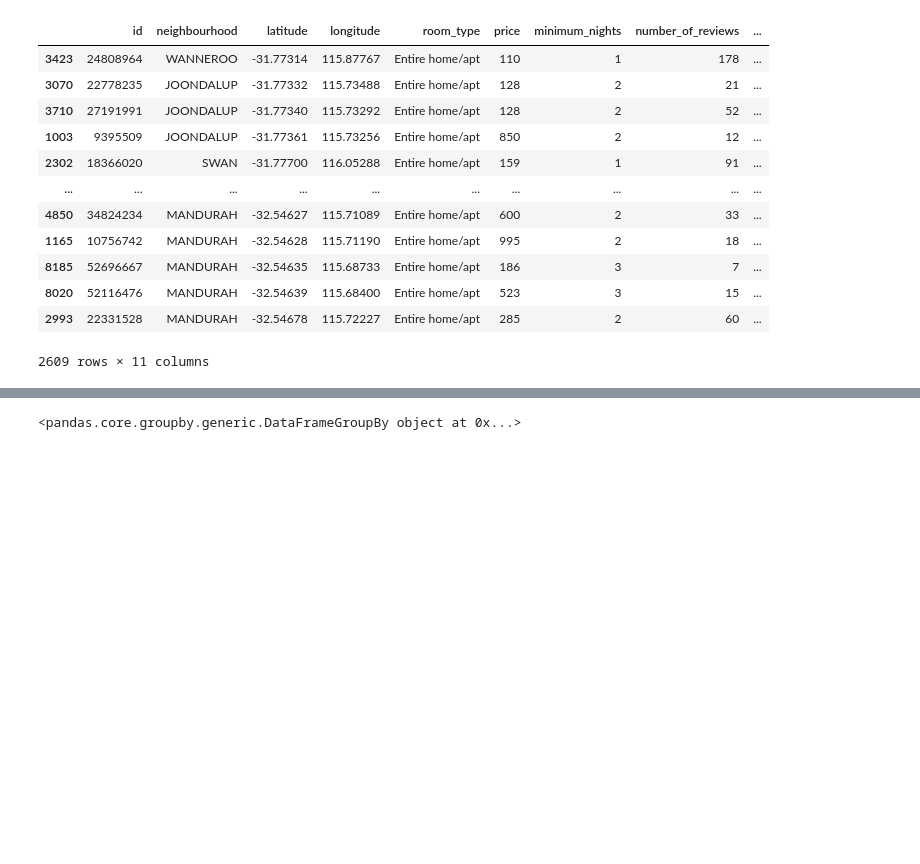
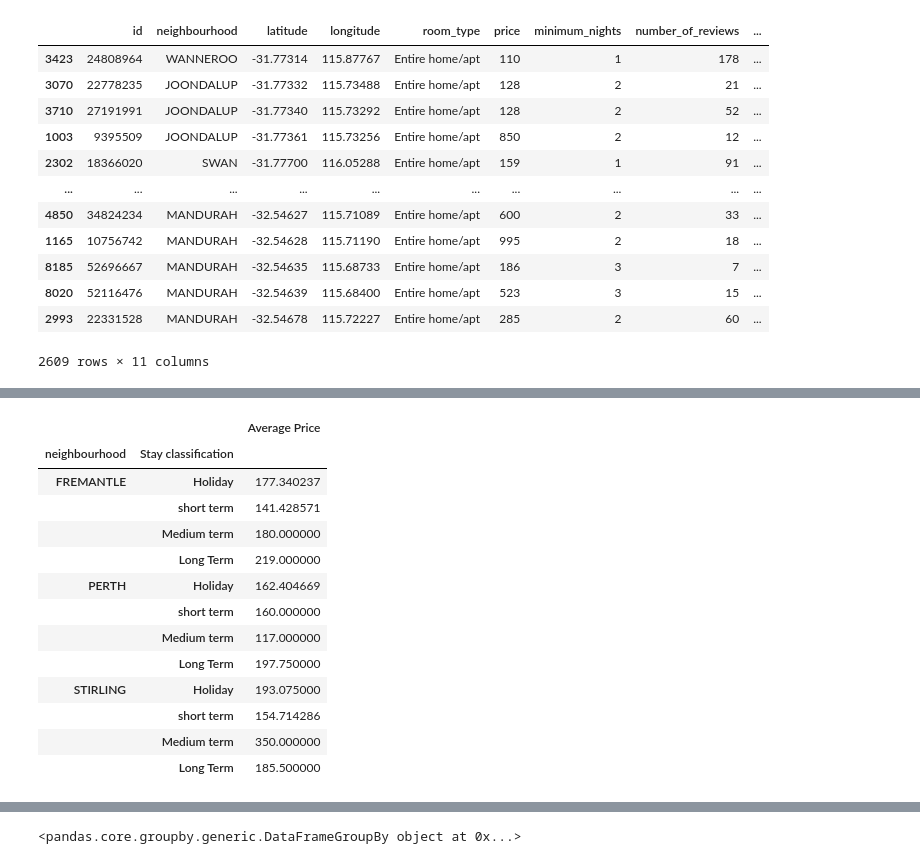
Before and after one commit to nickjaycarr88/project1_airbnb, a Jupyter notebook: Q3.ipynb, the cells around one changed output, grey strips where cells are left out. Drawn from its saved outputs; the diff is of its cells as text; code cells hidden in the pictures; blank space fills up the shorter version.

```diff
--- a/Q3.ipynb
+++ b/Q3.ipynb
@@ -118,0 +148,19 @@ See the caveats in the documentation: https://pandas.pydata.org/pandas-docs/stab
+# %%
+apt_df_extract_average_price = pd.DataFrame({"Average Price":apt_df_extract_groupby["price"].mean(),
+                                 })
+apt_df_extract_average_price
+# %% [output]
+|  |  | Average Price |
+| neighbourhood | Stay classification |  |
+| FREMANTLE | Holiday | 177.340237 |
+|  | short term | 141.428571 |
+|  | Medium term | 180.000000 |
+|  | Long Term | 219.000000 |
+| PERTH | Holiday | 162.404669 |
+|  | short term | 160.000000 |
+|  | Medium term | 117.000000 |
+|  | Long Term | 197.750000 |
+| STIRLING | Holiday | 193.075000 |
+|  | short term | 154.714286 |
+|  | Medium term | 350.000000 |
+|  | Long Term | 185.500000 |
```
Also changed, not shown: parts of 12 cells of this notebook, 9 other files.
